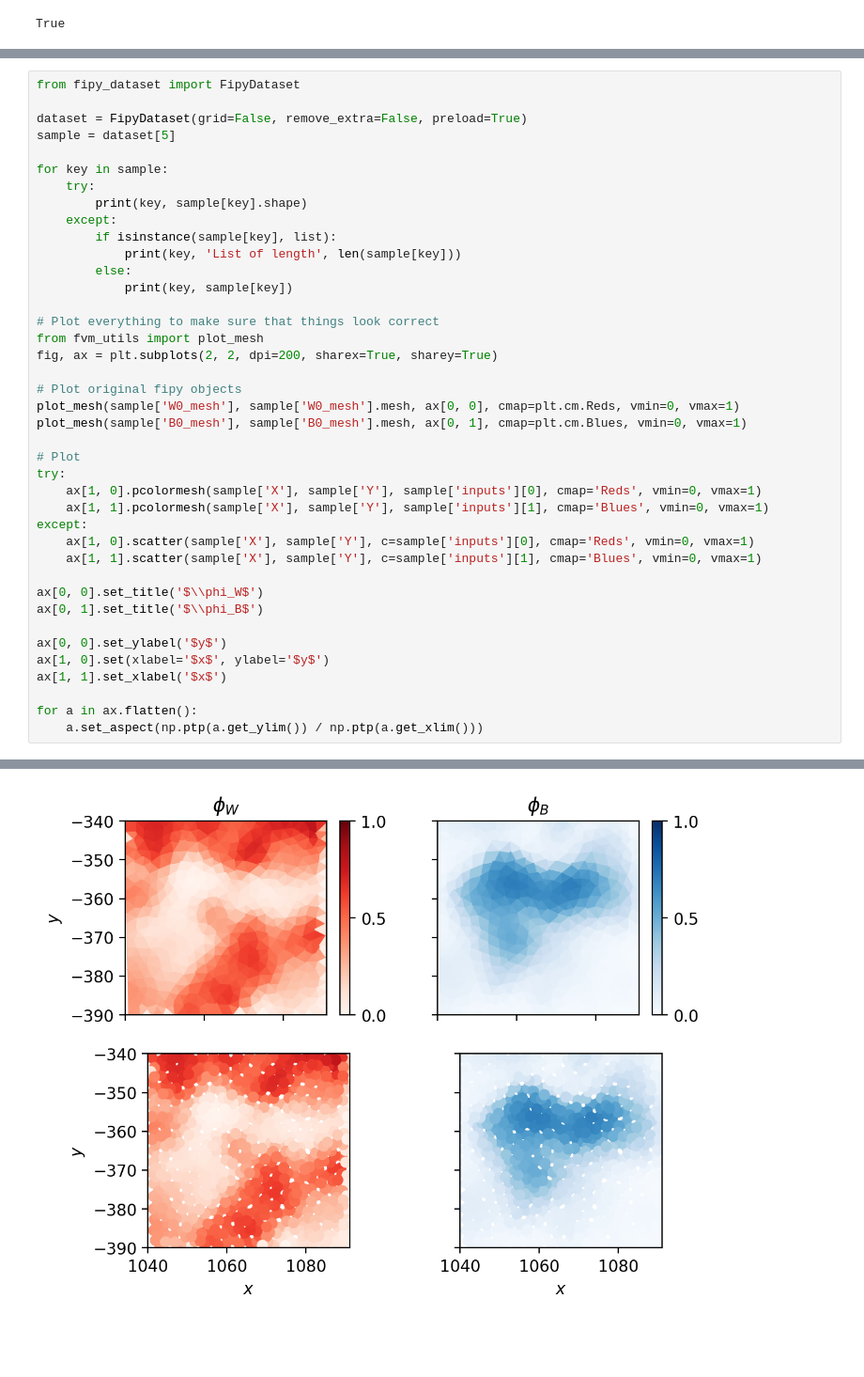
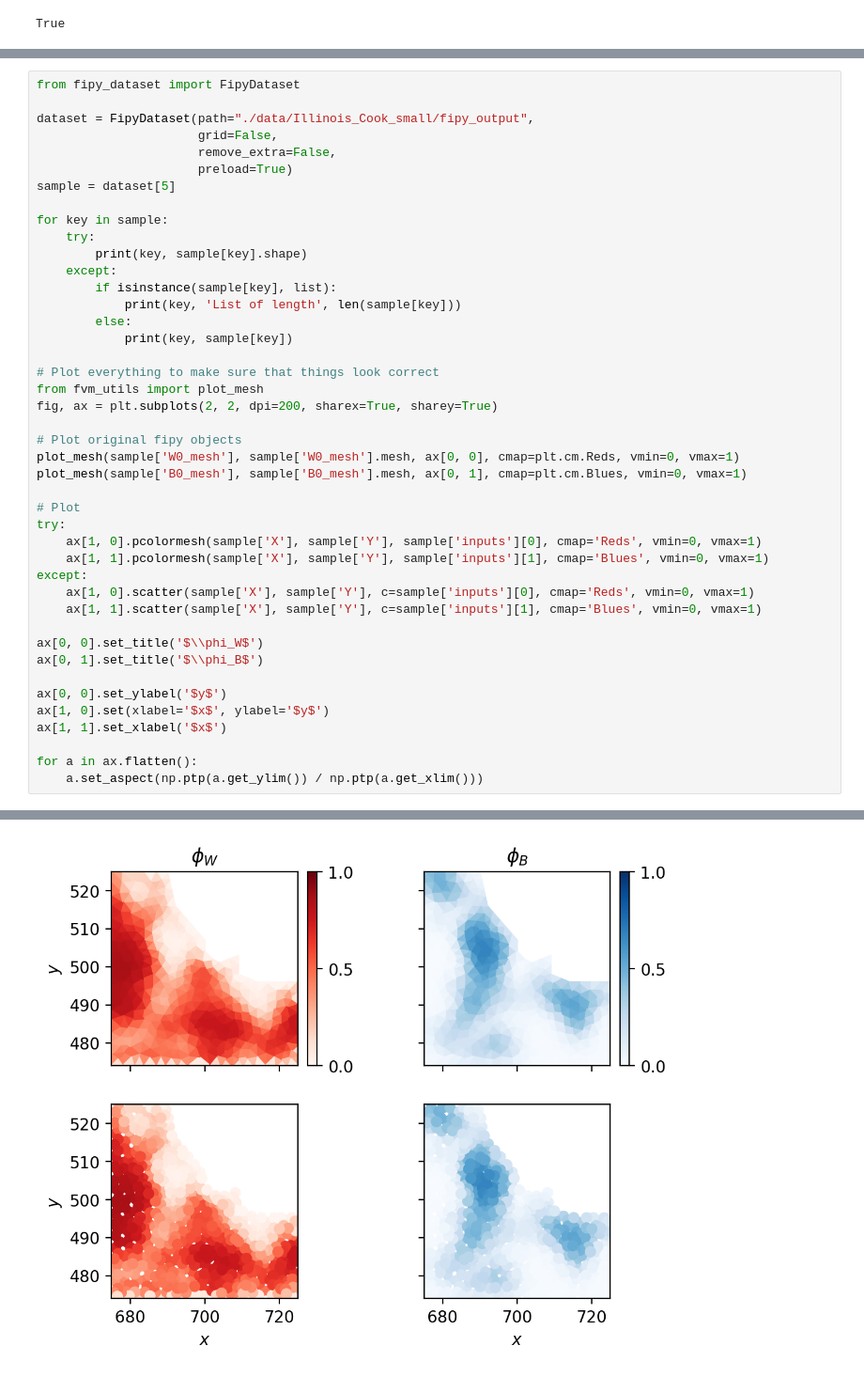
Before and after one commit to jcolen/sociohydro, a Jupyter notebook: param_inference/HybridInferenceTesting.ipynb, the cells around one changed output, grey strips where cells are left out. Shown at 94% size. Drawn from its saved outputs; the diff is of its cells as text; blank space fills up the shorter version.

```diff
--- a/param_inference/HybridInferenceTesting.ipynb
+++ b/param_inference/HybridInferenceTesting.ipynb
@@ -25,7 +25,10 @@ Inspired by some scribbles on a Zoom whiteboard with Danny Seara, see below
 # %%
 from fipy_dataset import FipyDataset
 
-dataset = FipyDataset(grid=False, remove_extra=False, preload=True)
+dataset = FipyDataset(path="./data/Illinois_Cook_small/fipy_output",
+                      grid=False,
+                      remove_extra=False,
+                      preload=True)
 sample = dataset[5]
 
 for key in sample:
@@ -86 +89 @@ targets torch.Size([2, 776])
-[figure, old version]
+[figure, new version]
```
Also changed, not shown: parts of 5 cells of this notebook, 1 other file.
